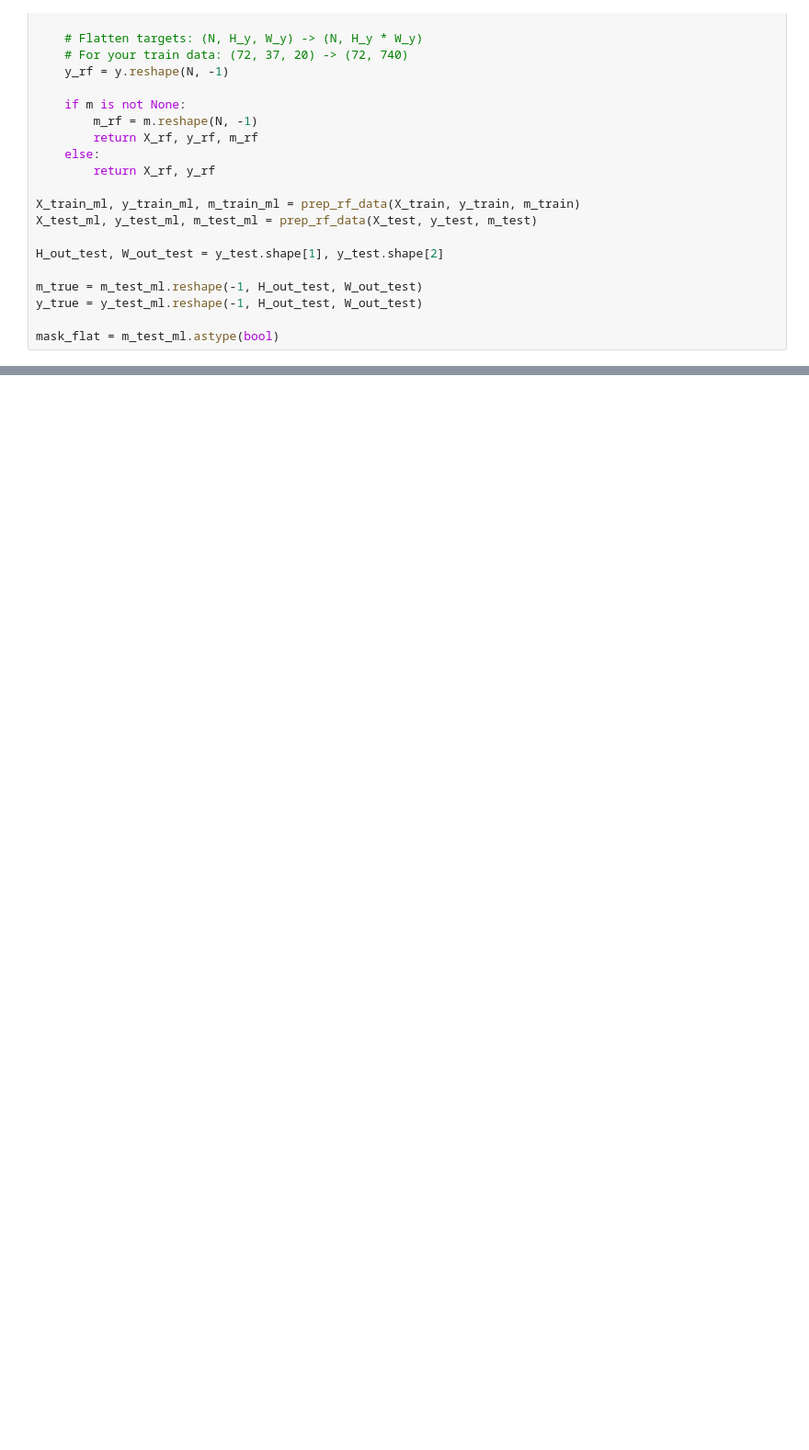
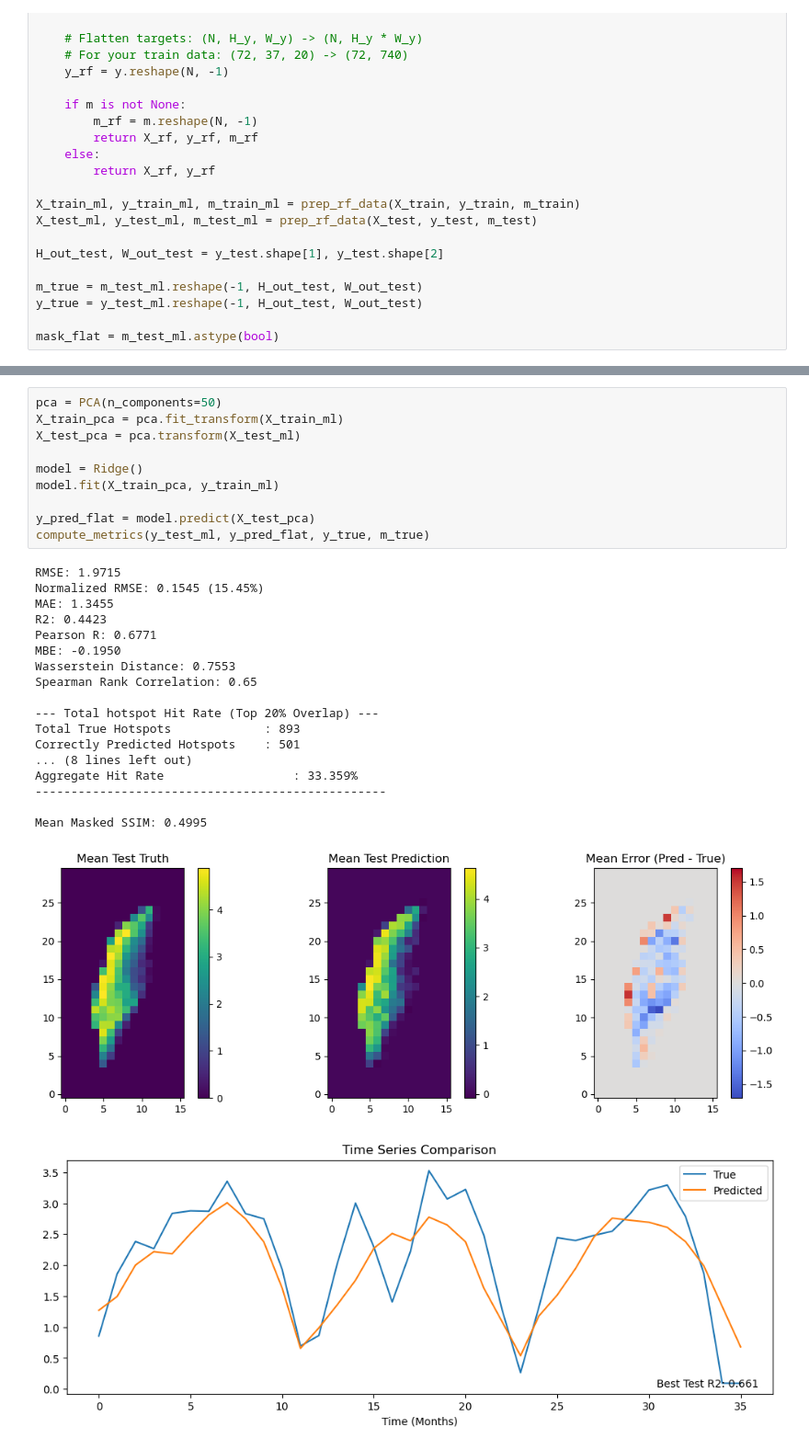
Before and after one commit to rubarriuso/TFM, a Jupyter notebook: modelado/simple_ml_regression.ipynb, the cells around one changed output, grey strips where cells are left out. Shown at 92% size. Cells and saved outputs as stored; diff of their text form; blank space fills up the shorter version.

```diff
--- a/modelado/simple_ml_regression.ipynb
+++ b/modelado/simple_ml_regression.ipynb
@@ -782,0 +711,30 @@ Mean Masked SSIM: 0.3791
+# %%
+pca = PCA(n_components=50)
+X_train_pca = pca.fit_transform(X_train_ml)
+X_test_pca = pca.transform(X_test_ml)
+
+model = Ridge()
+model.fit(X_train_pca, y_train_ml)
+
+y_pred_flat = model.predict(X_test_pca)
+compute_metrics(y_test_ml, y_pred_flat, y_true, m_true)
+# %% [output]
+RMSE: 1.9715
+Normalized RMSE: 0.1545 (15.45%)
+MAE: 1.3455
+R2: 0.4423
+Pearson R: 0.6771
+MBE: -0.1950
+Wasserstein Distance: 0.7553
+Spearman Rank Correlation: 0.65
+
+--- Total hotspot Hit Rate (Top 20% Overlap) ---
+Total True Hotspots             : 893
+Correctly Predicted Hotspots    : 501
+... (8 lines left out)
+Aggregate Hit Rate                  : 33.359%
+-------------------------------------------------
+
+Mean Masked SSIM: 0.4995
+[figure, added]
+[figure, added]
```
Also changed, not shown: parts of 9 cells of this notebook, 7 other files.
